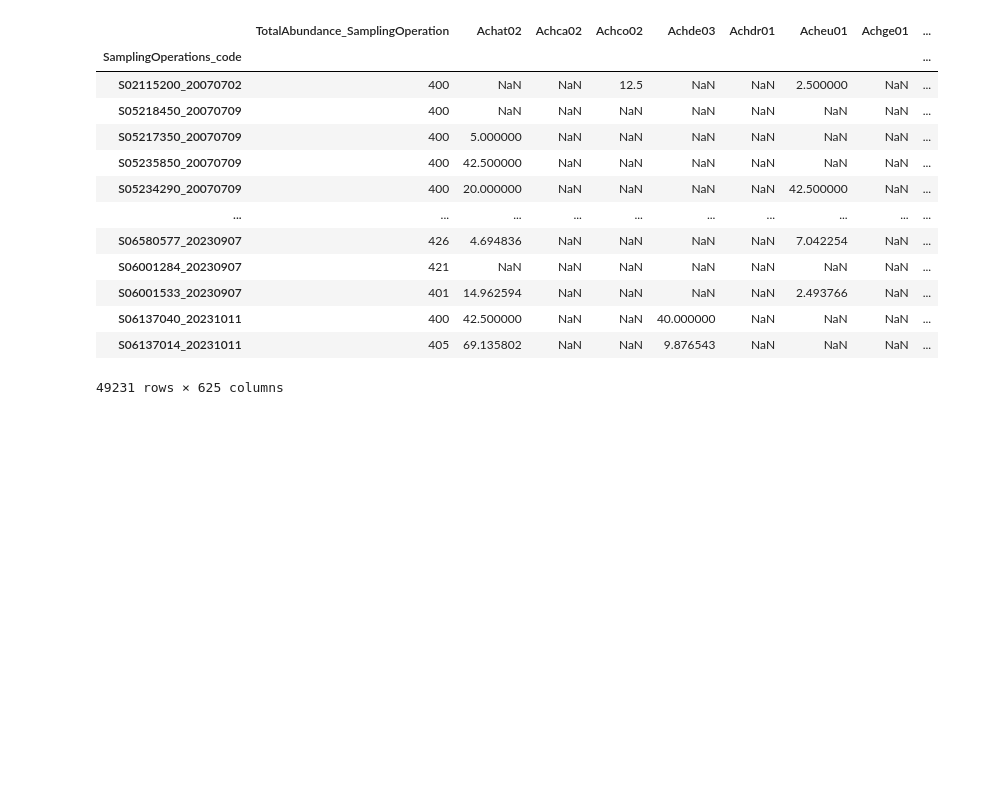
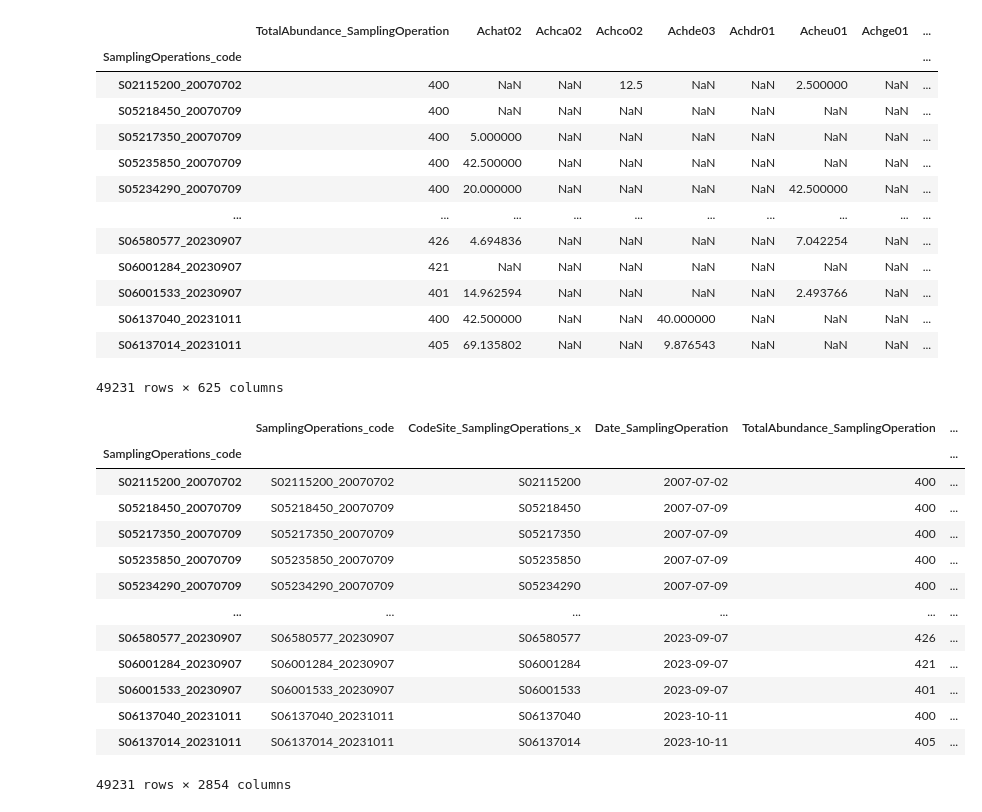
Before and after one commit to heritaco/Empilement-Tobit-CatBoost-et-interpolation-laplacienne-spatio-temporelle-pour-l-IBD-EQR, a Jupyter notebook: notebooks/14 XGBoost/XGB Trucated.ipynb, the cells around one changed output. Drawn from its saved outputs; the diff is of its cells as text; code cells hidden in the pictures; blank space fills up the shorter version.

```diff
--- a/notebooks/14 XGBoost/XGB Trucated.ipynb
+++ b/notebooks/14 XGBoost/XGB Trucated.ipynb
@@ -436,7 +436,7 @@ xcleaned.columns = [col.replace('_x', '') for col in xcleaned.columns]
 # %%
 # Train on rows with IBD present; fill only NaNs in IBD_hat
 filled_df, state = fit_and_fill_censored(
-    xcleaned,
+    df=df,
     min_taxa_prev=0.05,
     use_gpu=True,        # uses GPU if available in your XGBoost build
     mode="truncmean",    # or "rule"
@@ -467,4 +467,21 @@ filled_df
 | S06137040_20231011 | 400 | 42.500000 | NaN | NaN | 40.000000 | NaN | NaN | NaN | ... |
 | S06137014_20231011 | 405 | 69.135802 | NaN | NaN | 9.876543 | NaN | NaN | NaN | ... |
 49231 rows × 625 columns
+# %%
+filled_df
+# %% [output]
+|  | SamplingOperations_code | CodeSite_SamplingOperations_x | Date_SamplingOperation | TotalAbundance_SamplingOperation | ... |
+| SamplingOperations_code |  |  |  |  | ... |
+| S02115200_20070702 | S02115200_20070702 | S02115200 | 2007-07-02 | 400 | ... |
+| S05218450_20070709 | S05218450_20070709 | S05218450 | 2007-07-09 | 400 | ... |
+| S05217350_20070709 | S05217350_20070709 | S05217350 | 2007-07-09 | 400 | ... |
+| S05235850_20070709 | S05235850_20070709 | S05235850 | 2007-07-09 | 400 | ... |
+| S05234290_20070709 | S05234290_20070709 | S05234290 | 2007-07-09 | 400 | ... |
+| ... | ... | ... | ... | ... | ... |
+| S06580577_20230907 | S06580577_20230907 | S06580577 | 2023-09-07 | 426 | ... |
+| S06001284_20230907 | S06001284_20230907 | S06001284 | 2023-09-07 | 421 | ... |
+| S06001533_20230907 | S06001533_20230907 | S06001533 | 2023-09-07 | 401 | ... |
+| S06137040_20231011 | S06137040_20231011 | S06137040 | 2023-10-11 | 400 | ... |
+| S06137014_20231011 | S06137014_20231011 | S06137014 | 2023-10-11 | 405 | ... |
+49231 rows × 2854 columns
 # %%
```
Also changed, not shown: parts of 1 cell of this notebook, 3 other files.
